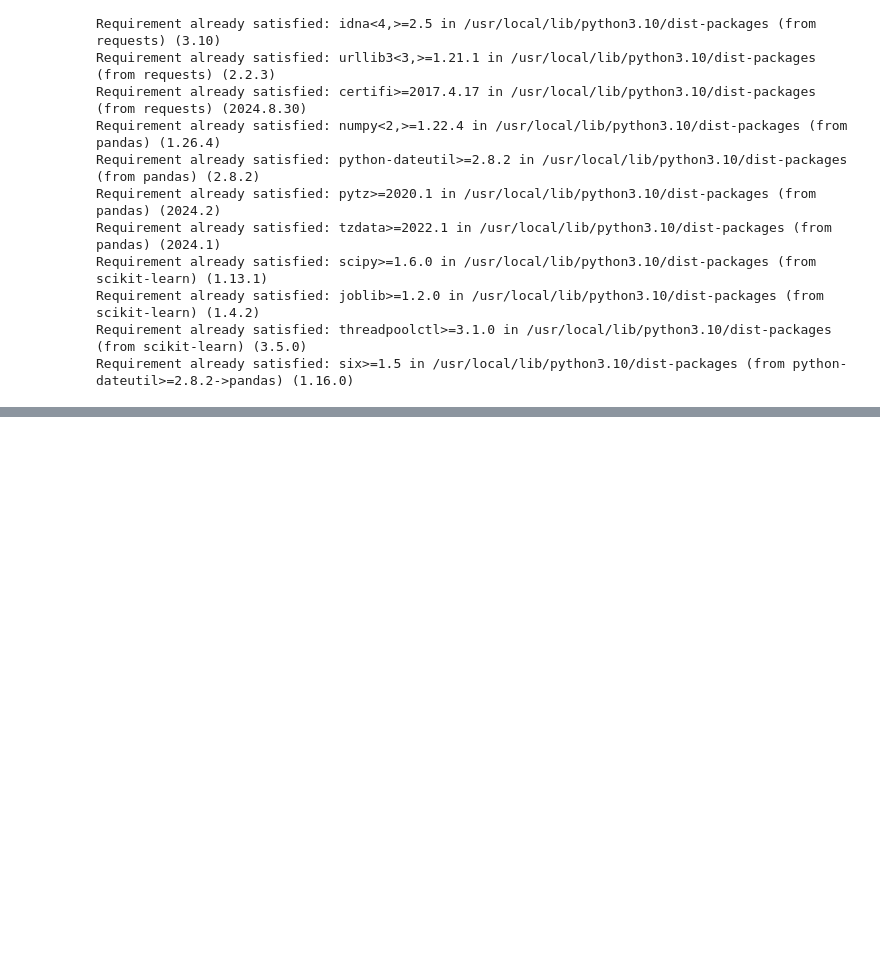
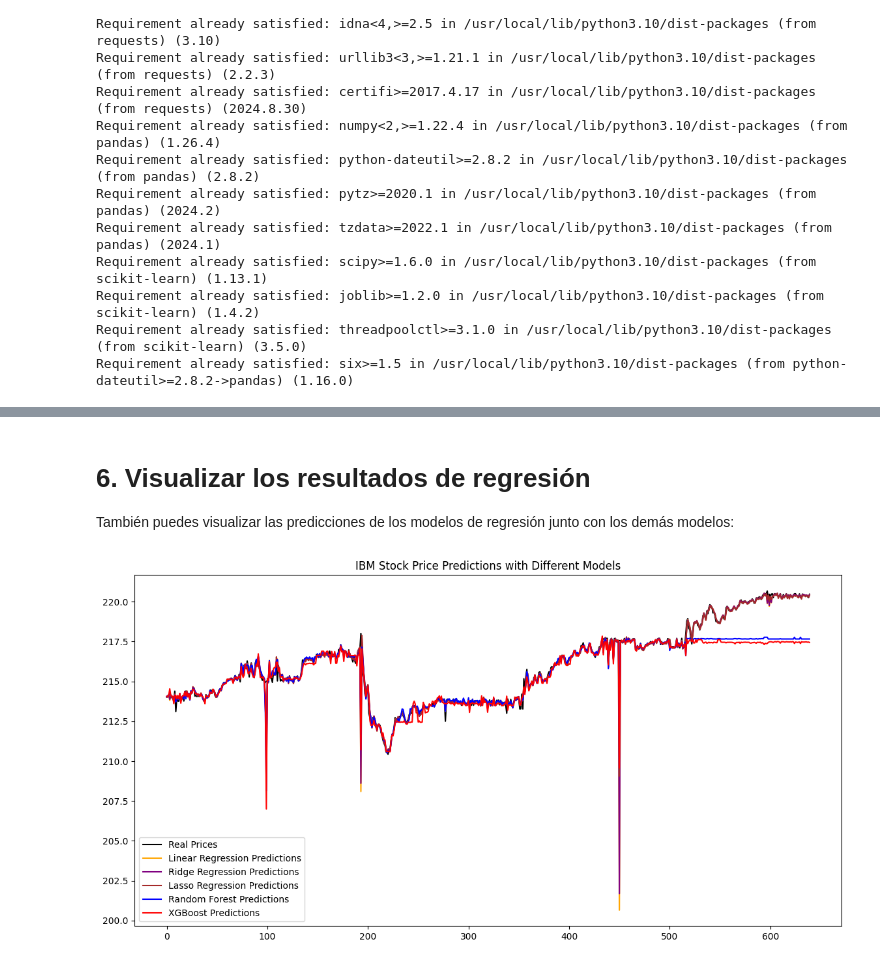
Before and after one commit to jorgemm83/prueba_tecnica, a Jupyter notebook: Prueba_técnica.ipynb, the cells around one changed output, grey strips where cells are left out. Drawn from its saved outputs; the diff is of its cells as text; code cells hidden in the pictures; blank space fills up the shorter version.

```diff
--- a/Prueba_técnica.ipynb
+++ b/Prueba_técnica.ipynb
@@ -88,0 +99,5 @@ financial_data.shape
+# %%
+data = data.reset_index(drop=True) #Resets the index and drops the old index
+data = data.sort_values('date') #Sorts the values by date
+data = data[['date', 'open', 'high', 'low', 'close', 'volume']] #Reorders the columns so 'date' is first
+data
@@ -88,0 +121,5 @@ financial_data.shape
+# %%
+X = data[['open', 'high', 'low', 'volume']]
+y = data['close']
+
+X_train, X_test, y_train, y_test = train_test_split(X, y, test_size=0.2, shuffle=False)
@@ -88,0 +246,24 @@ financial_data.shape
+# %%
+# Regresión Lasso
+lasso = Lasso()
+param_grid_lasso = {
+    'alpha': [0.1, 1.0, 10.0, 100.0]
+}
+
+grid_search_lasso = GridSearchCV(estimator=lasso, param_grid=param_grid_lasso, cv=5, scoring='neg_mean_squared_error', verbose=1)
+grid_search_lasso.fit(X_train, y_train)
+
+# Mejor modelo
+best_lasso = grid_search_lasso.best_estimator_
+
+# Predicciones
+lasso_preds = best_lasso.predict(X_test)
+
+# Evaluación
+lasso_rmse = np.sqrt(mean_squared_error(y_test, lasso_preds))
+print(f'Lasso Regression RMSE: {lasso_rmse}')
+
+# Validación cruzada
+lasso_cv_scores = cross_val_score(best_lasso, X, y, cv=5, scoring='neg_mean_squared_error')
+lasso_cv_rmse = np.sqrt(-lasso_cv_scores.mean())
+print(f'Lasso Regression CV RMSE: {lasso_cv_rmse}')
@@ -88,0 +294,16 @@ financial_data.shape
+# %% [markdown]
+# 6. Visualizar los resultados de regresión
+También puedes visualizar las predicciones de los modelos de regresión junto con los demás modelos:
+# %%
+plt.figure(figsize=(14,7))
+plt.plot(y_test.reset_index(drop=True), label='Real Prices', color='black')
+plt.plot(lin_reg_preds, label='Linear Regression Predictions', color='orange')
+plt.plot(ridge_preds, label='Ridge Regression Predictions', color='purple')
+plt.plot(lasso_preds, label='Lasso Regression Predictions', color='brown')
+plt.plot(rf_preds, label='Random Forest Predictions', color='blue')
+plt.plot(xgb_preds, label='XGBoost Predictions', color='red')
+plt.legend()
+plt.title('IBM Stock Price Predictions with Different Models')
+plt.show()
+# %% [output]
+[figure, added]
```
Also changed, not shown: parts of 24 cells of this notebook.
